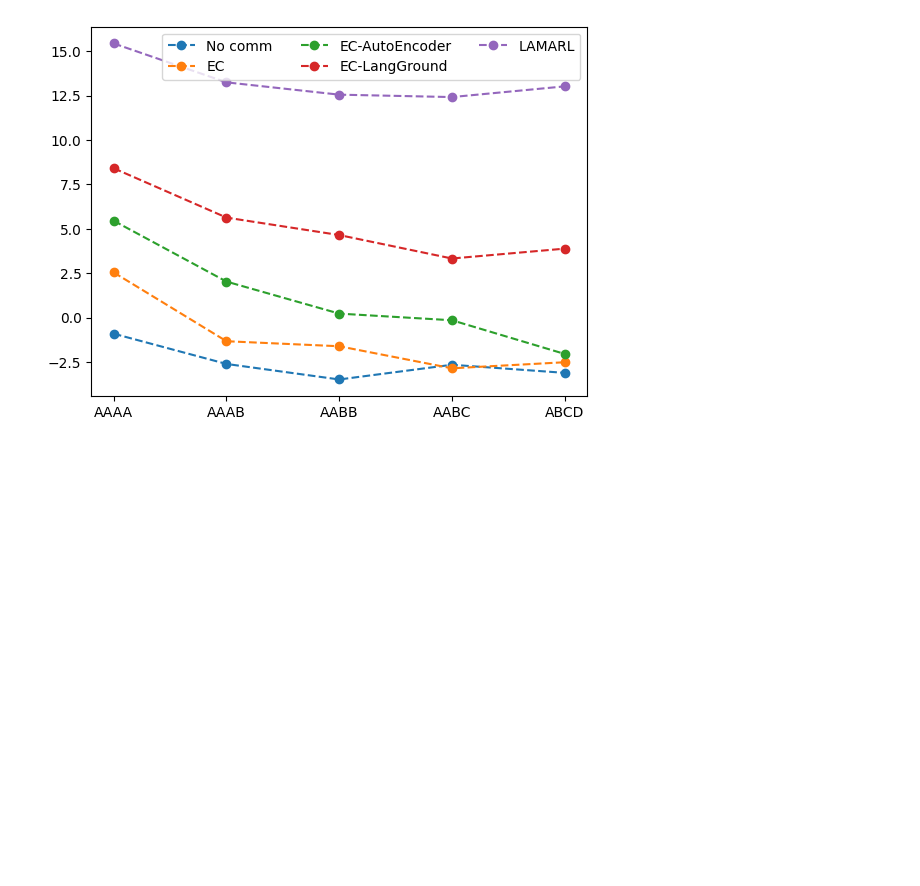
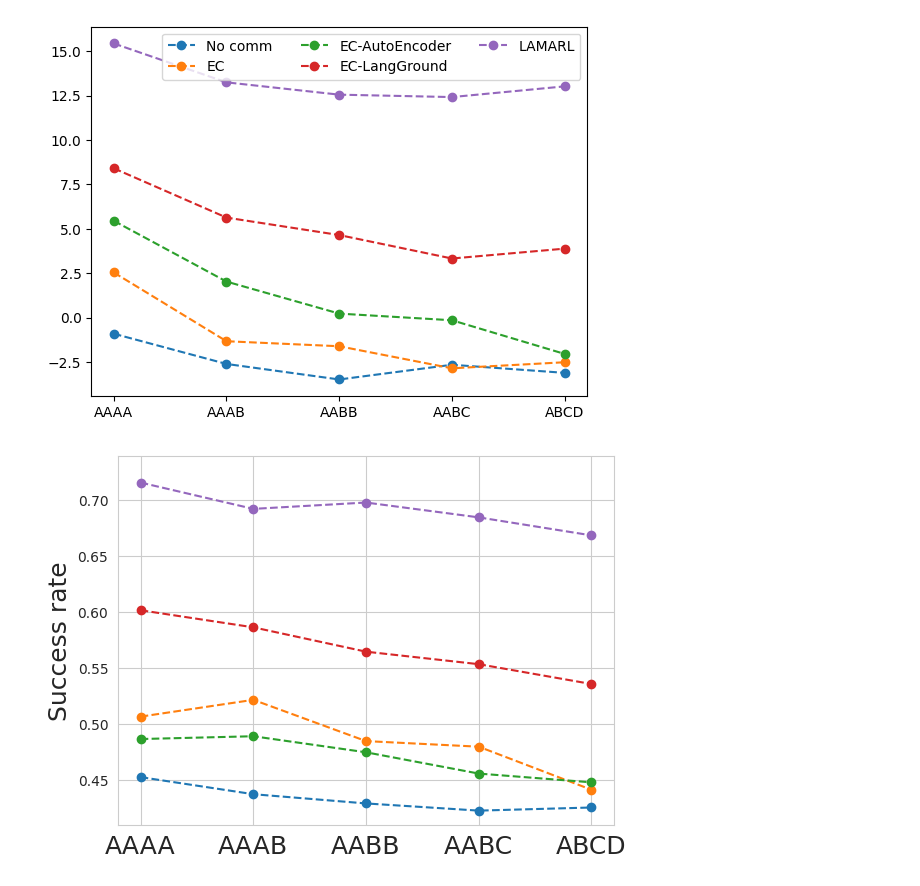
Before and after one commit to Maxtoq/MADRL-PhD-Thesis-Code, a Jupyter notebook: algorithms/LGMARL_new/ZST.ipynb, the cells around one changed output. Cells and saved outputs as stored; diff of their text form; code cells hidden in the pictures; blank space fills up the shorter version.

```diff
--- a/algorithms/LGMARL_new/ZST.ipynb
+++ b/algorithms/LGMARL_new/ZST.ipynb
@@ -99,3 +126,30 @@ plt.legend(["No comm", "EC", "EC-AutoEncoder", "EC-LangGround", "LAMARL"], ncols
 # %% [output]
 <matplotlib.legend.Legend at 0x...>
 [figure]
+# %%
+import matplotlib.pyplot as plt
+import pandas as pd
+import seaborn as sns
+sns.set_style("whitegrid")
+
+lang = pd.read_csv("../../models/magym_PredPrey_RGB/18s50np_lang_ce0/zst_log_E.csv", index_col=0, usecols=list(range(1, 7)))
+noc = pd.read_csv("../../models/magym_PredPrey_RGB/18s50np_noc/zst_log_E.csv", index_col=0, usecols=list(range(1, 7)))
+ec = pd.read_csv("../../models/magym_PredPrey_RGB/18s50np_ec2/zst_log_E.csv", index_col=0, usecols=list(range(1, 7)))
+ae = pd.read_csv("../../models/magym_PredPrey_RGB/18s50np_ec2_ae/zst_log_E.csv", index_col=0, usecols=list(range(1, 7)))
+lg = pd.read_csv("../../models/magym_PredPrey_RGB/18s50np_ec4_lg/zst_log_E.csv", index_col=0, usecols=list(range(1, 7)))
+
+plt.plot(noc["Success rate"], linestyle="--", marker="o")
+plt.plot(ec["Success rate"], linestyle="--", marker="o")
+plt.plot(ae["Success rate"], linestyle="--", marker="o")
+plt.plot(lg["Success rate"], linestyle="--", marker="o")
+plt.plot(lang["Success rate"], linestyle="--", marker="o")
+# plt.figure(figsize=(4, 3))
+fs=18
+plt.ylim(0.41, 0.74)
+plt.ylabel("Success rate", fontsize=fs)
+plt.xticks(list(lang.index), ["AAAA", "AAAB", "AABB", "AABC", "ABCD"], fontsize=fs)
+# plt.legend(["No comm", "EC", "EC-AutoEncoder", "EC-LangGround", "LAMARL"], ncols=3, fontsize=10)
+plt.savefig("/home/maxtoq/Desktop/LAMARL_ICML/ZST.svg", bbox_inches="tight")
+plt.show()
+# %% [output]
+[figure, added]
```
Also changed, not shown: parts of 2 cells of this notebook, 10 other files.
